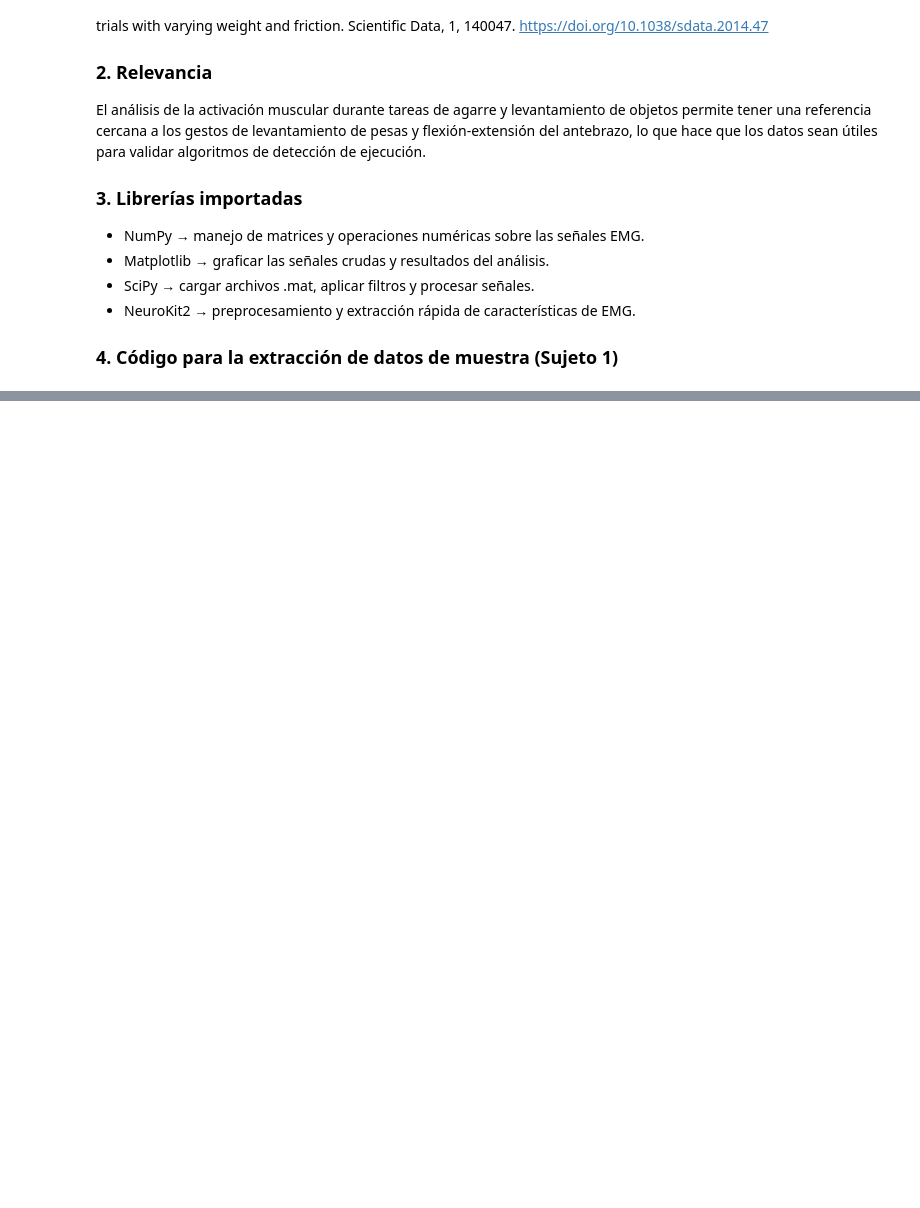
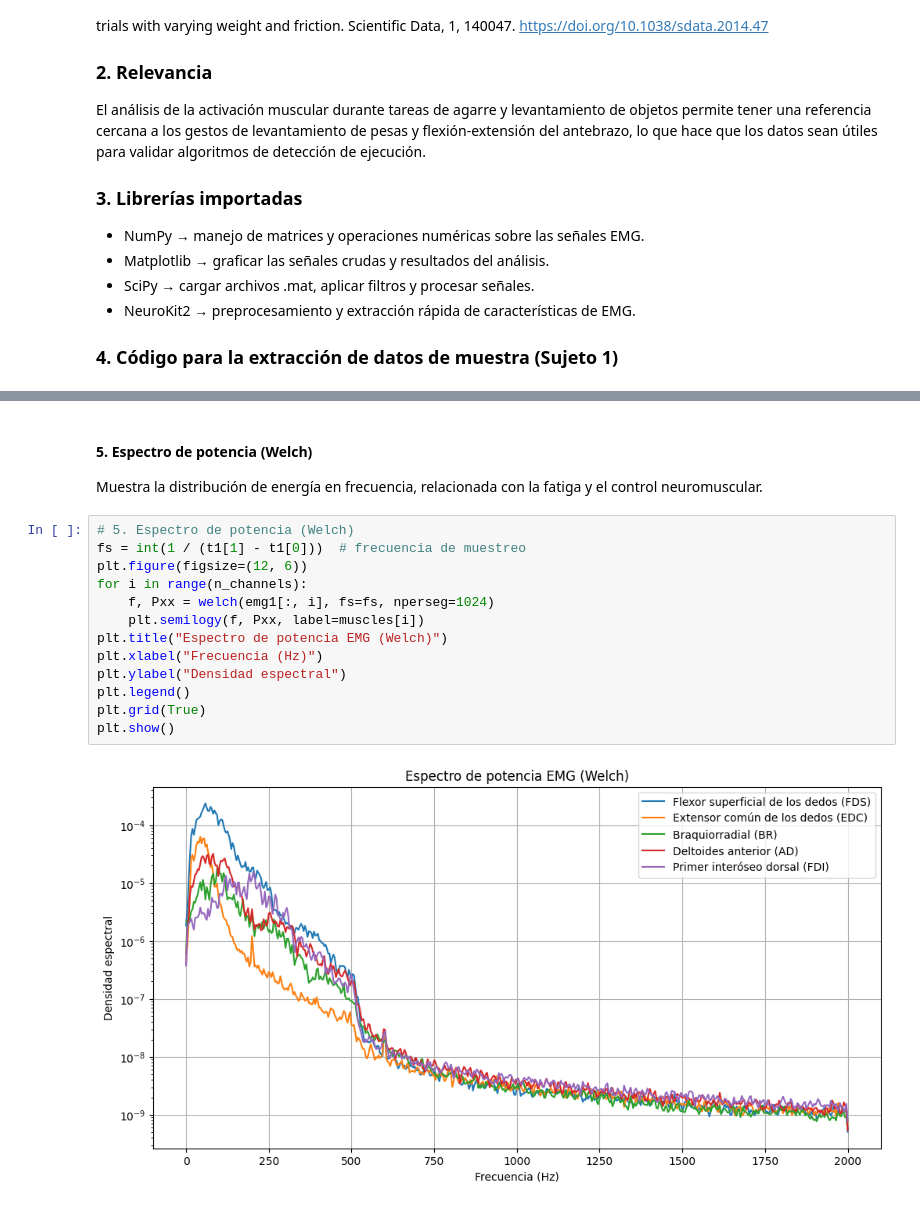
Before and after one commit to Andres-Landeo/GRUPO-09-ISB-2025-II, a Jupyter notebook: Laboratorios/Laboratorio 2 - Base de datos/Base_Datos.ipynb, the cells around one changed output, grey strips where cells are left out. Cells and saved outputs as stored; diff of their text form; blank space fills up the shorter version.

```diff
--- a/Laboratorios/Laboratorio 2 - Base de datos/Base_Datos.ipynb
+++ b/Laboratorios/Laboratorio 2 - Base de datos/Base_Datos.ipynb
@@ -57,0 +131,18 @@ plt.show()
+# %% [markdown]
+#### 5.  Espectro de potencia (Welch)
+Muestra la distribución de energía en frecuencia, relacionada con la fatiga y el control neuromuscular.
+# %%
+# 5. Espectro de potencia (Welch)
+fs = int(1 / (t1[1] - t1[0]))  # frecuencia de muestreo
+plt.figure(figsize=(12, 6))
+for i in range(n_channels):
+    f, Pxx = welch(emg1[:, i], fs=fs, nperseg=1024)
+    plt.semilogy(f, Pxx, label=muscles[i])
+plt.title("Espectro de potencia EMG (Welch)")
+plt.xlabel("Frecuencia (Hz)")
+plt.ylabel("Densidad espectral")
+plt.legend()
+plt.grid(True)
+plt.show()
+# %% [output]
+[figure, added]
```
Also changed, not shown: parts of 11 cells of this notebook.
